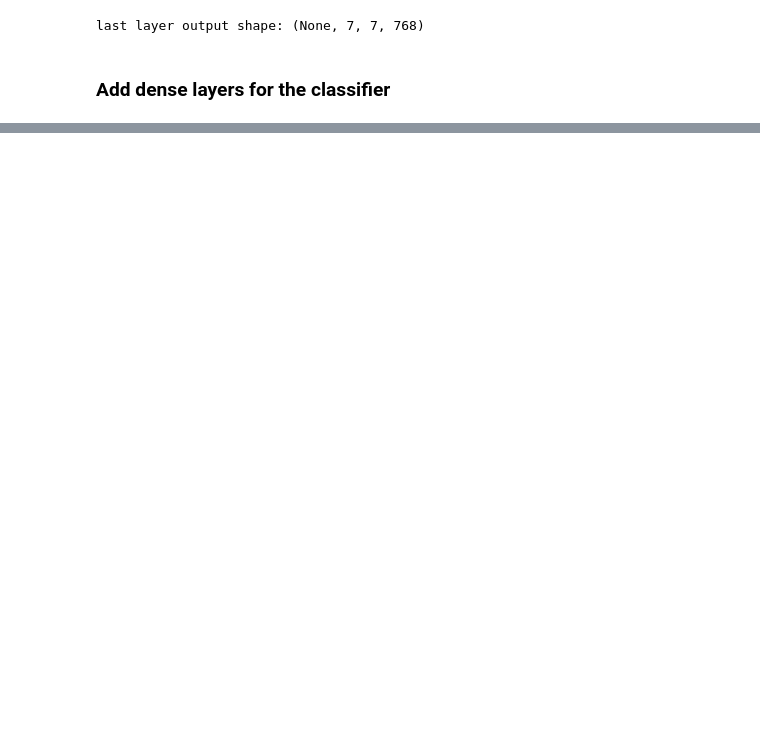
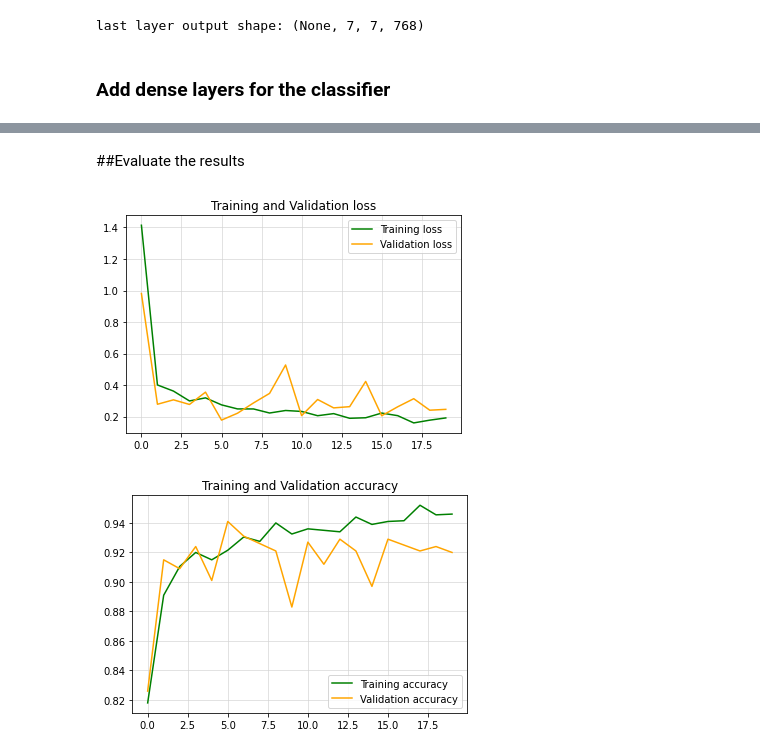
Before and after one commit to kimdesok/Introduction-to-TensorFlow-for-Artificial-Intelligence-Machine-Learning-and-Deep-Learning-Coursera, a Jupyter notebook: C2/C2_W3_Transfer_Learning.ipynb, the cells around one changed output, grey strips where cells are left out. Saved outputs shown, nothing was run; the diff lists cells and outputs as text; code cells hidden in the pictures; blank space fills up the shorter version.

```diff
--- a/C2/C2_W3_Transfer_Learning.ipynb
+++ b/C2/C2_W3_Transfer_Learning.ipynb
@@ -66,0 +181,8 @@ model.compile(optimizer = RMSprop(learning_rate=0.001), loss = 'binary_crossentr
+# %%
+history = model.fit(
+            train_generator,
+            validation_data = validation_generator,
+            steps_per_epoch = 100,
+            epochs = 20,
+            validation_steps = 50,
+            verbose = 2)
@@ -66,0 +207,25 @@ model.compile(optimizer = RMSprop(learning_rate=0.001), loss = 'binary_crossentr
+# %% [markdown]
+##Evaluate the results
+# %%
+import matplotlib.pyplot as plt
+
+def plot_results(history, eval_type):
+    train_graph = history.history[eval_type]
+    validation_graph = history.history['val_'+eval_type]
+
+    epochs = range(len(train_graph))
+
+    plt.plot(epochs, train_graph, 'green', label = 'Training ' + eval_type )
+    plt.plot(epochs, validation_graph, 'orange', label = 'Validation ' +eval_type)
+    plt.title('Training and Validation ' + eval_type)
+    plt.legend(loc=0)
+    plt.grid(color='lightgray', alpha = 0.8)
+
+    plt.show()
+
+plot_results(history, 'loss')
+
+plot_results(history, 'accuracy')
+# %% [output]
+[figure, added]
+[figure, added]
```
Also changed, not shown: parts of 12 cells of this notebook.
